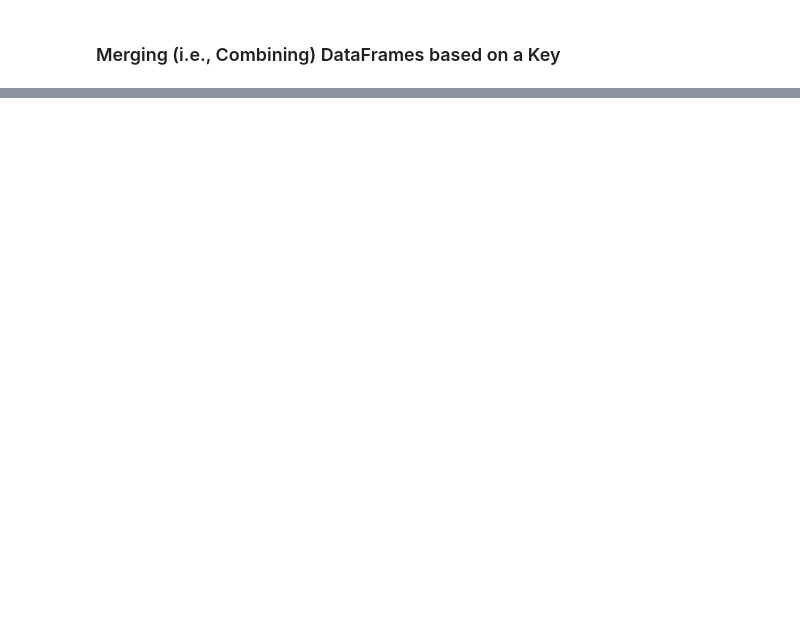
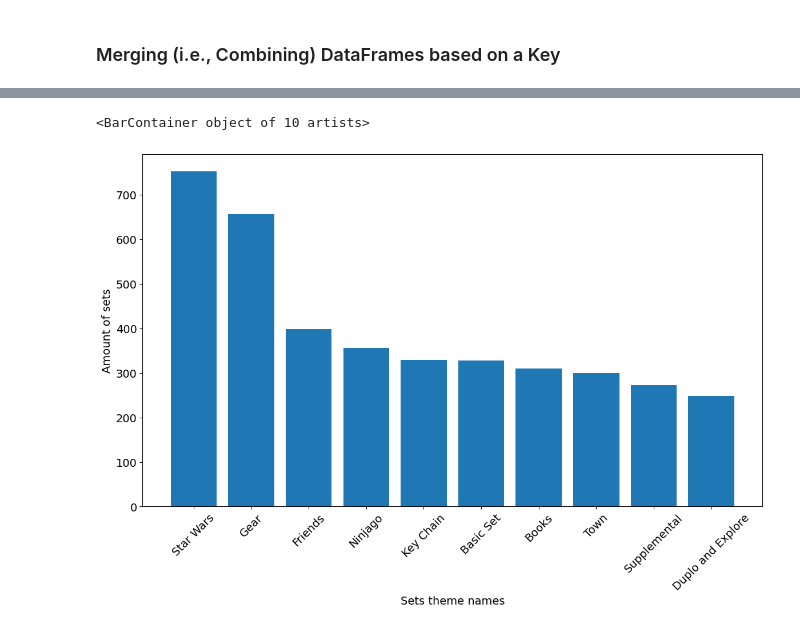
Before and after one commit to yakubszatkowski/100-days-python, a Jupyter notebook: Day 73 - Aggregate & Merge data with Pandas - Lego dataset/Lego_Analysis_for_Course_(start).ipynb, the cells around one changed output, grey strips where cells are left out. Cells and saved outputs as stored; diff of their text form; code cells hidden in the pictures; blank space fills up the shorter version.

```diff
--- a/Day 73 - Aggregate & Merge data with Pandas - Lego dataset/Lego_Analysis_for_Course_(start).ipynb
+++ b/Day 73 - Aggregate & Merge data with Pandas - Lego dataset/Lego_Analysis_for_Course_(start).ipynb
@@ -370,3 +412,6 @@ LEGO has licensed many hit franchises from Harry Potter to Marvel Super Heros to
 The themes.csv file has the actual theme names. The sets .csv has <code>theme_ids</code> which link to the <code>id</code> column in the themes.csv.
 # %% [markdown]
 **Challenge**: Explore the themes.csv. How is it structured? Search for the name 'Star Wars'. How many <code>id</code>s correspond to this name in the themes.csv? Now use these <code>id</code>s and find the corresponding the sets in the sets.csv (Hint: you'll need to look for matches in the <code>theme_id</code> column)
+# %%
+themes_df = pd.read_csv('drive/MyDrive/Colab Notebooks/Day 73 - Aggregate & Merge data with Pandas - Lego dataset/data/themes.csv')
+themes_df
@@ -373,2 +516,8 @@ The themes.csv file has the actual theme names. The sets .csv has <code>theme_id
 # %% [markdown]
 ### Merging (i.e., Combining) DataFrames based on a Key
+# %%
+# this is how set_theme_count looks now
+set_theme_count = sets_df['theme_id'].value_counts()
+
+print(set_theme_count)
+type(set_theme_count)
@@ -374,0 +538,7 @@ The themes.csv file has the actual theme names. The sets .csv has <code>theme_id
+# %%
+# Creating a DataFrame from series through a dictionary
+set_theme_count_df = pd.DataFrame({
+    'id': set_theme_count.index,
+    'set_count': set_theme_count.values
+})
+set_theme_count_df
@@ -374,0 +575,4 @@ The themes.csv file has the actual theme names. The sets .csv has <code>theme_id
+# %%
+# merging two dataframes based on 'id' column - the merge method works on columns with the same name in both DataFrames
+merged_df = pd.merge(set_theme_count_df, themes_df, on='id')
+merged_df
@@ -374,0 +593,13 @@ The themes.csv file has the actual theme names. The sets .csv has <code>theme_id
+# %%
+# cosmetics for plt
+plt.figure(figsize=(14,8))
+plt.xticks(fontsize=14, rotation=45)
+plt.yticks(fontsize=14)
+plt.xlabel('Sets theme names', fontsize=14)
+plt.ylabel('Amount of sets', fontsize=14)
+
+# creating a bar chart of the top 10 themes
+plt.bar(merged_df.name[:10], merged_df.set_count[:10])
+# %% [output]
+<BarContainer object of 10 artists>
+[figure, added]
```
Also changed, not shown: parts of 25 cells of this notebook, 8 other files.
